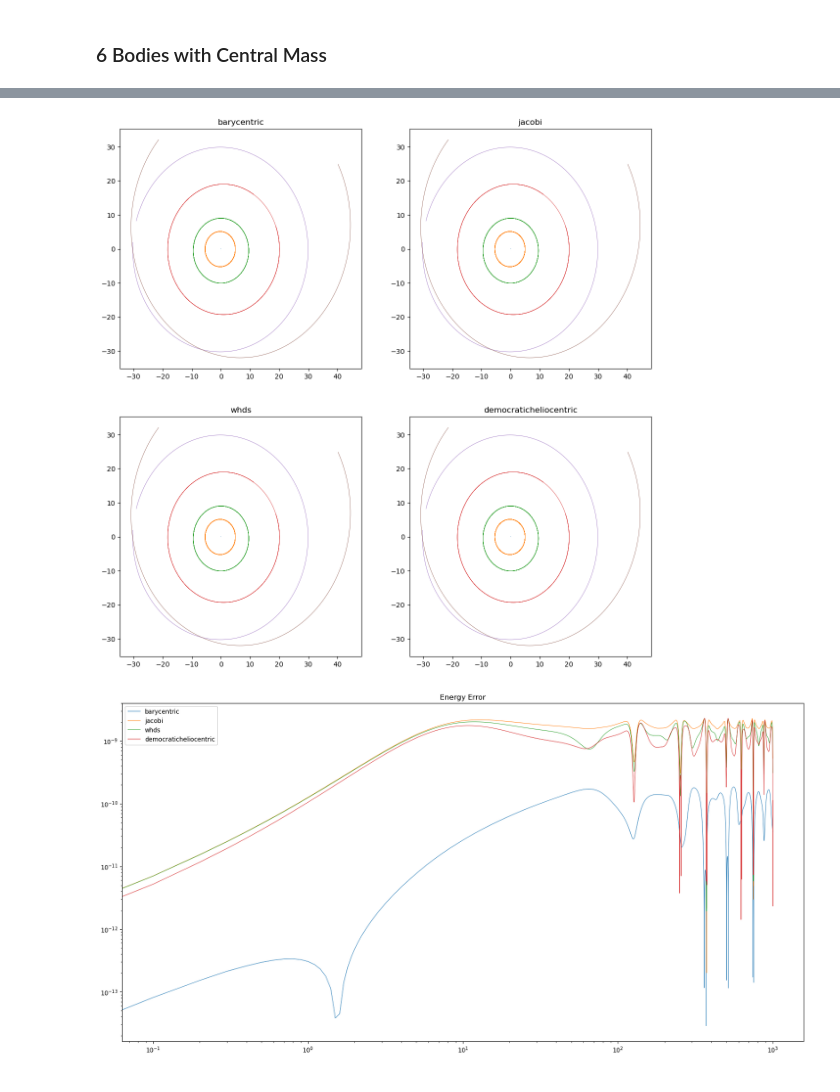
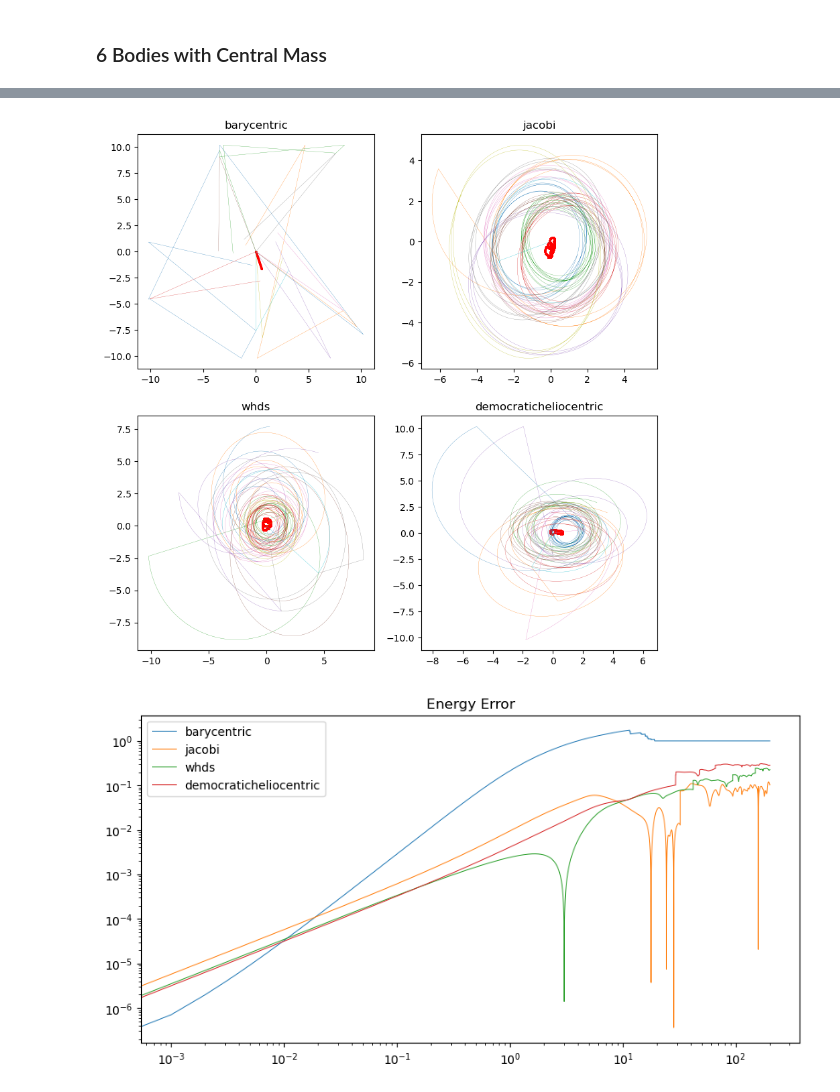
Before and after one commit to luke-wriglesworth/rebound, a Jupyter notebook: barycentric testing/Barycentric_whfast_test.ipynb, the cells around one changed output, grey strips where cells are left out. Drawn from its saved outputs; the diff is of its cells as text; code cells hidden in the pictures.

```diff
--- a/barycentric testing/Barycentric_whfast_test.ipynb
+++ b/barycentric testing/Barycentric_whfast_test.ipynb
@@ -649,15 +639,17 @@ whds: 73.21121914186902%
 # %%
 import rebound
+import multiprocessing as mp
 from rebound import data
 import numpy as np
 import matplotlib.pyplot as plt
 from concurrent.futures import ProcessPoolExecutor
+from concurrent.futures import ThreadPoolExecutor
 import tqdm
 
-dt = 1e-1
+dt = 1e-3
 coordinates = ["barycentric", "jacobi", "whds", "democraticheliocentric"]
 n_coords = len(coordinates)
-t_final = 1000
+t_final = 200
 times = np.arange(0, t_final, dt)
 
 def init_particles(sim):
@@ -668,7 +660,7 @@ def init_particles(sim):
     #     sim.add(m=1,a=a[i],f=np.random.rand()*2.*np.pi, primary=sim.particles[0])
 
     #outer solar system
-    data.add_outer_solar_system(sim)
+    #data.add_outer_solar_system(sim)
 
     #2 body
     # sim.add(m=1.)
@@ -678,6 +670,22 @@ def init_particles(sim):
     # sim.add(m=1., a=4.)
     # sim.add(a=12.)
     # sim.add(a=24.)
+
+    N = 10
+    boxsize = 10.2
+    disc_mass = 2e-1
+    sim.add(m=1.0)
+    sim.boundary = "open"
+    sim.configure_box(boxsize, 2,2,1)
+    sim.softening = 1e6
+
+    for i in range(N):
+        a = boxsize/10 * ((boxsize/2/1.2)/(boxsize/10))**np.random.power(1.5)
+        phi = np.random.uniform(0,2*np.pi)
+        mu = 1.0 + disc_mass * (pow(a,-3./2.)-pow(boxsize/10.,-3./2.)) / \
+                    (pow(boxsize/2./1.2,-3./2.)-pow(boxsize/10.,-3./2.))
+        v_kep = np.sqrt(sim.G*mu/a)
+        sim.add(m=disc_mass/N, x=a*np.cos(phi), y=a*np.sin(phi), z=a*np.random.uniform(0.001), vx = v_kep*np.sin(phi), vy = -v_kep*np.cos(phi), vz = 0.0)
 
     x = np.zeros((sim.N, len(times)))
     y = np.zeros((sim.N, len(times)))
@@ -691,43 +699,44 @@ def run_sim(coord):
     sim.integrator = "whfast"
     x,y,z = init_particles(sim)
     sim.move_to_com()
-    if (coord == "barycentric"):
-        sim.ri_whfast.corrector = 7
+    # if (coord == "barycentric") or (coord =="jacobi"):
+    #     sim.ri_whfast.corrector = 3
     sim.ri_whfast.coordinates = coord
     sim.dt = dt
     e_initial = sim.energy()
     for i, t in enumerate(times):
         sim.integrate(t)
         energy_errors[i] = np.abs((sim.energy() - e_initial)/e_initial)
         for j in range(sim.N):
             x[j, i] = sim.particles[j].x
             y[j, i] = sim.particles[j].y
             z[j, i] = sim.particles[j].z
     sim = None
     return energy_errors, x, y, z
-with ProcessPoolExecutor(max_workers=24) as executor:
+with ProcessPoolExecutor(max_workers=14,mp_context=mp.get_context('fork')) as executor:
     results = list(tqdm.tqdm(executor.map(run_sim, coordinates),total=len(coordinates)))
 x = np.array([r[1] for r in results])
 y = np.array([r[2] for r in results])
 z = np.array([r[3] for r in results])
 energy_errors = np.array([r[0] for r in results])
 
-fig, axs = plt.subplots(2, 2, figsize=(14,14))
+fig, axs = plt.subplots(2, 2, figsize=(10,10))
 axs = axs.flatten()
 for i, coord in enumerate(coordinates):
     axs[i].set_title(coord)
-    for j in range(x.shape[1]):
-        axs[i].plot(x[i, j], y[i, j], lw=0.5)
+    axs[i].scatter(x[i, 0], y[i, 0], s=0.6, color="red")
+    for j in range(1,x.shape[1]):
+        axs[i].plot(x[i, j], y[i, j], lw=0.2)
 plt.show()
 
-fig = plt.figure(figsize=(20,10))
+fig = plt.figure(figsize=(10,5))
 plt.title("Energy Error")
 for i, coord in enumerate(coordinates):
     plt.plot(times, energy_errors[i], label=coord, lw=0.7)
 plt.yscale("log")
 plt.xscale("log")
 plt.legend()
 plt.show()
 # %% [output]
-[figure, old version]
+[figure, new version]
-[figure, old version]
+[figure, new version]
```
Also changed, not shown: parts of 2 cells of this notebook, 1 other file.
